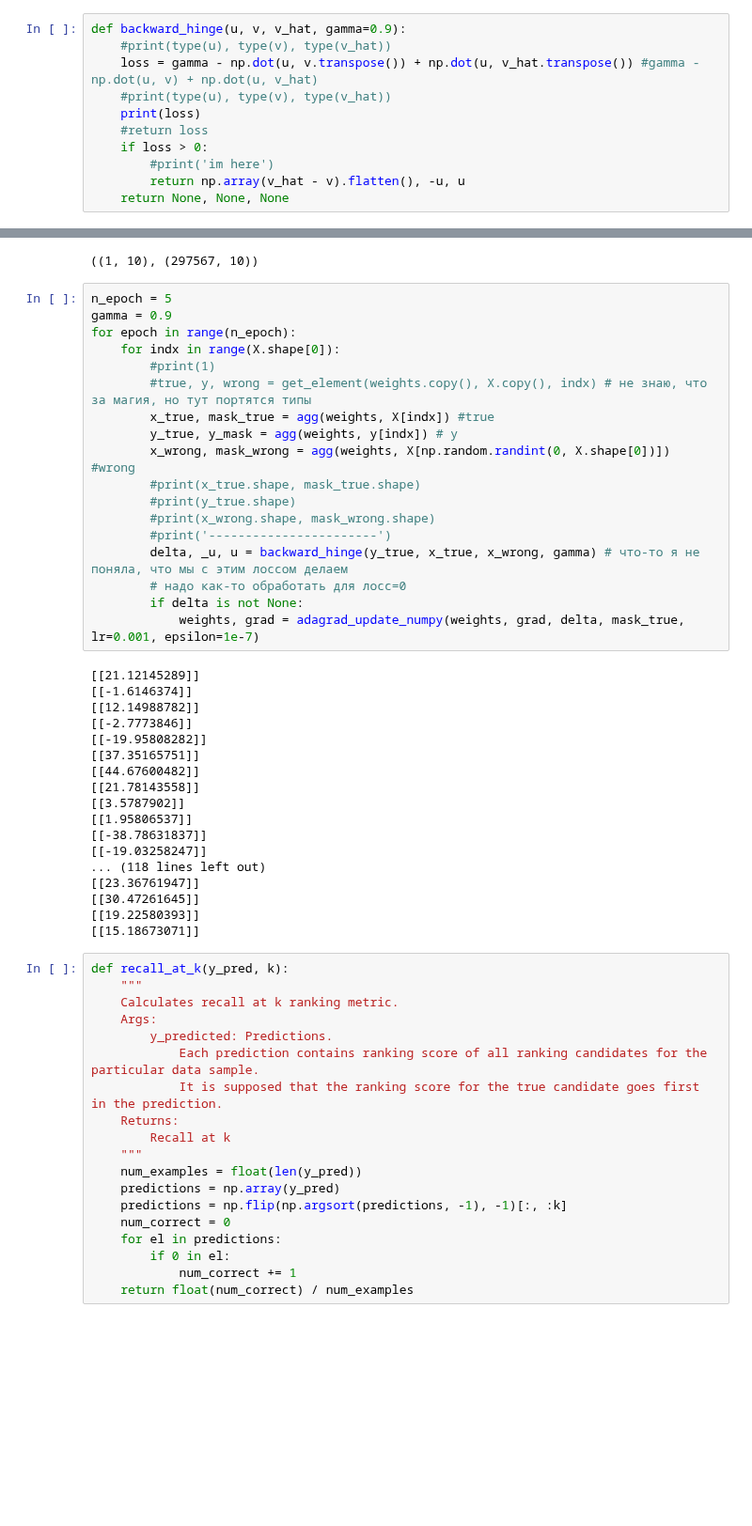
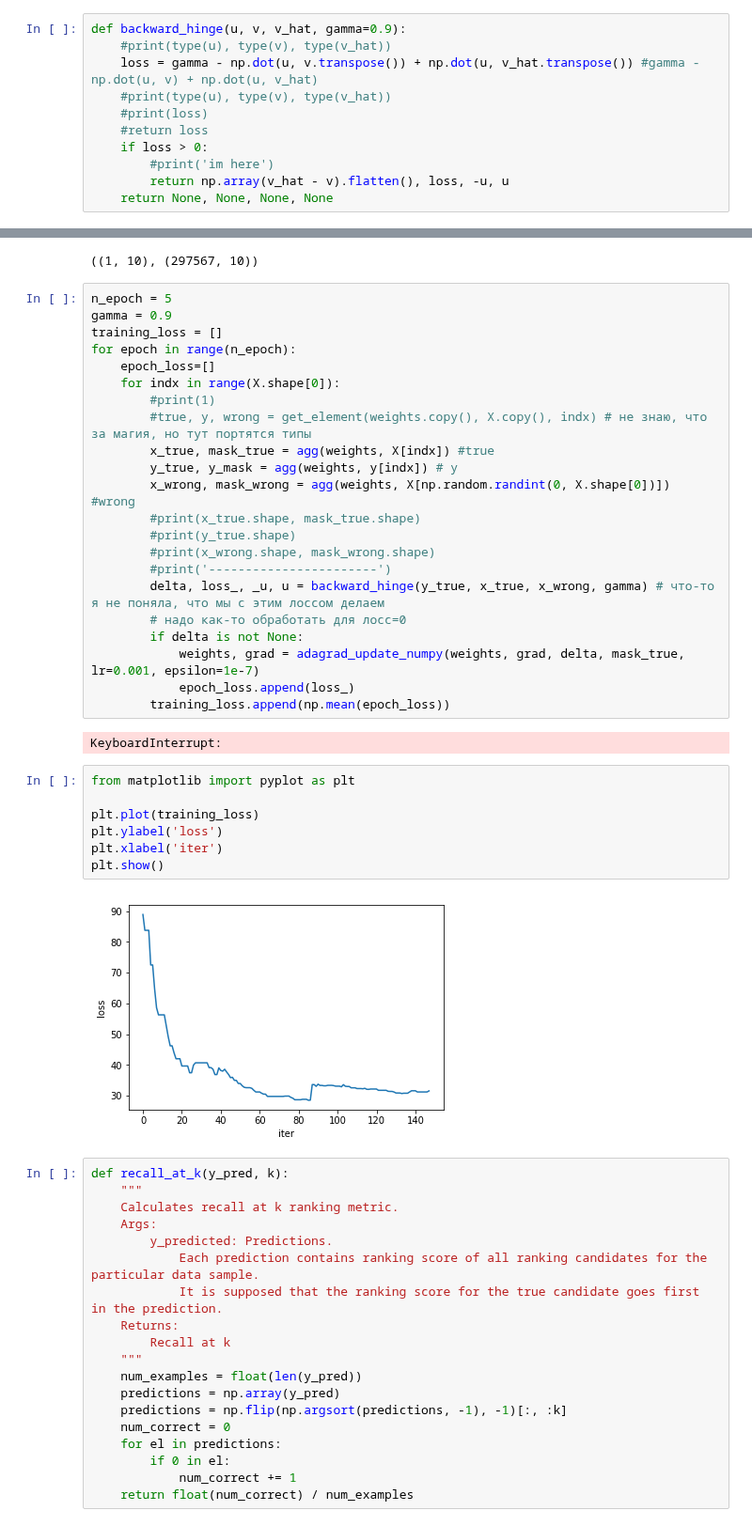
Before and after one commit to stasysp/nlp_homework, a Jupyter notebook: news_lab_popova_igoshin.ipynb, the cells around one changed output, grey strips where cells are left out. Shown at 94% size. Cells and saved outputs as stored; diff of their text form; blank space fills up the shorter version.

```diff
--- a/news_lab_popova_igoshin.ipynb
+++ b/news_lab_popova_igoshin.ipynb
@@ -98,12 +98,12 @@ def backward_hinge(u, v, v_hat, gamma=0.9):
     #print(type(u), type(v), type(v_hat))
     loss = gamma - np.dot(u, v.transpose()) + np.dot(u, v_hat.transpose()) #gamma - np.dot(u, v) + np.dot(u, v_hat)
     #print(type(u), type(v), type(v_hat))
-    print(loss)
+    #print(loss)
     #return loss
     if loss > 0:
         #print('im here')
-        return np.array(v_hat - v).flatten(), -u, u
-    return None, None, None
+        return np.array(v_hat - v).flatten(), loss, -u, u
+    return None, None, None, None
 # %%
 # https://codereview.stackexchange.com/questions/165371/implementing-adagrad-in-python
 def adagrad_update_numpy(w, h, g_t, mask, lr=0.001, epsilon=1e-7):
@@ -159,7 +159,9 @@ agg(weights, X[0])[0].shape, agg(weights, X[0])[1].shape # эмбэдинг и
 # %%
 n_epoch = 5
 gamma = 0.9
+training_loss = []
 for epoch in range(n_epoch):
+    epoch_loss=[]
     for indx in range(X.shape[0]):
         #print(1)
         #true, y, wrong = get_element(weights.copy(), X.copy(), indx) # не знаю, что за магия, но тут портятся типы
@@ -170,28 +172,23 @@ for epoch in range(n_epoch):
         #print(y_true.shape)
         #print(x_wrong.shape, mask_wrong.shape)
         #print('-----------------------')
-        delta, _u, u = backward_hinge(y_true, x_true, x_wrong, gamma) # что-то я не поняла, что мы с этим лоссом делаем
+        delta, loss_, _u, u = backward_hinge(y_true, x_true, x_wrong, gamma) # что-то я не поняла, что мы с этим лоссом делаем
         # надо как-то обработать для лосс=0
         if delta is not None:
             weights, grad = adagrad_update_numpy(weights, grad, delta, mask_true, lr=0.001, epsilon=1e-7)
+            epoch_loss.append(loss_)
+        training_loss.append(np.mean(epoch_loss))
 # %% [output]
-[[21.12145289]]
-[[-1.6146374]]
-[[12.14988782]]
-[[-2.7773846]]
-[[-19.95808282]]
-[[37.35165751]]
-[[44.67600482]]
-[[21.78143558]]
-[[3.5787902]]
-[[1.95806537]]
-[[-38.78631837]]
-[[-19.03258247]]
-... (118 lines left out)
-[[23.36761947]]
-[[30.47261645]]
-[[19.22580393]]
-[[15.18673071]]
+KeyboardInterrupt:
+# %%
+from matplotlib import pyplot as plt
+
+plt.plot(training_loss)
+plt.ylabel('loss')
+plt.xlabel('iter')
+plt.show()
+# %% [output]
+[figure, added]
 # %%
 def recall_at_k(y_pred, k):
     """
```
Also changed, not shown: parts of 1 cell of this notebook.
